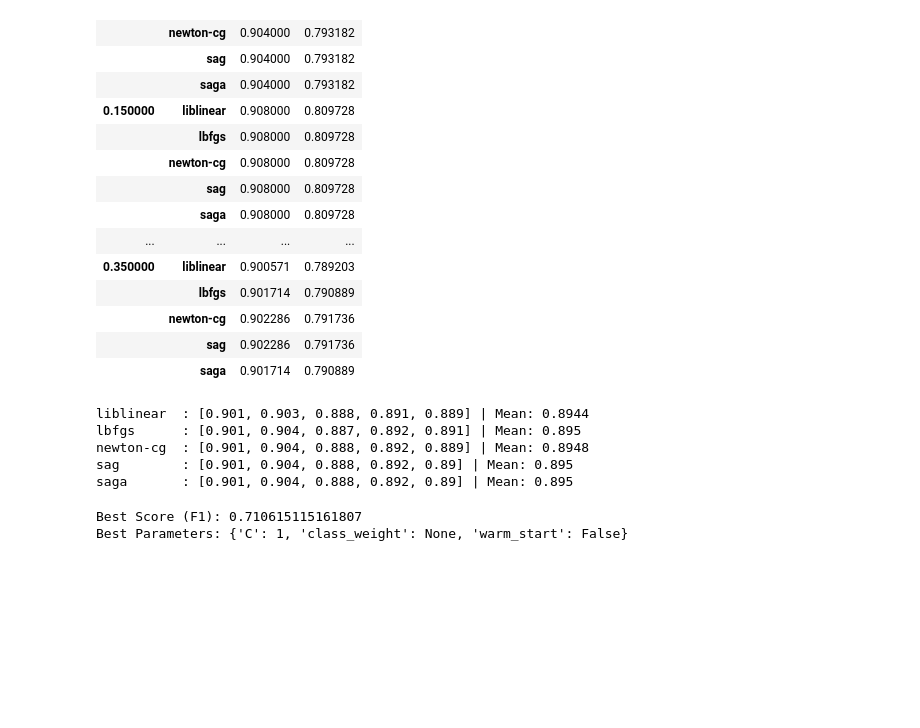
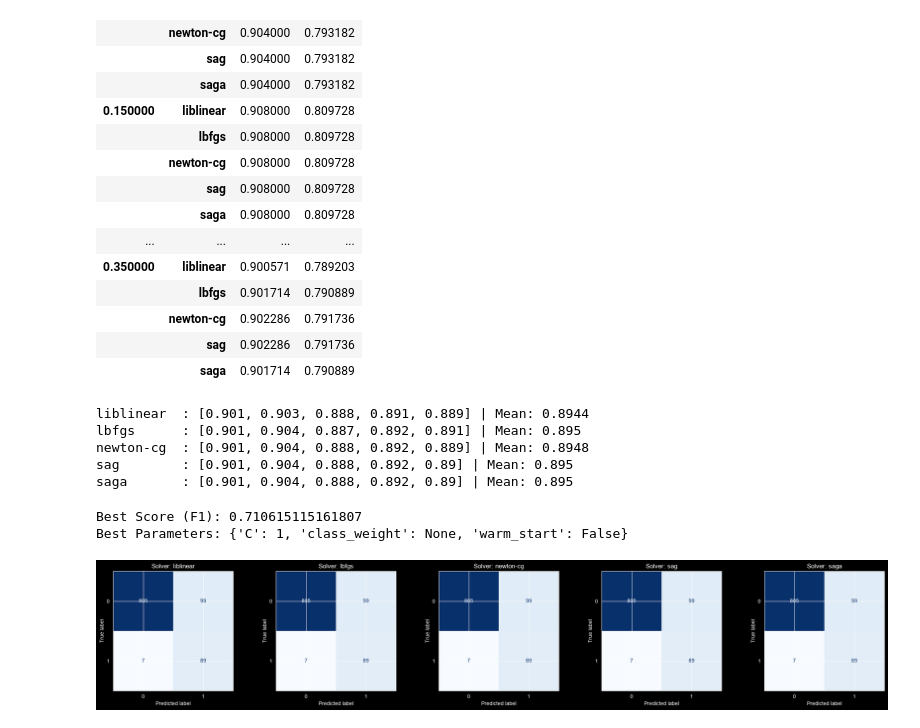
Before and after one commit to MHDadkhah172/MLDailyProject, a Jupyter notebook: 03_loan _modelling/notebooks/model_training.ipynb, the cells around one changed output. Cells and saved outputs as stored; diff of their text form; code cells hidden in the pictures; blank space fills up the shorter version.

Commit message:
train logReg model and find best solver and Threshold

```diff
--- a/03_loan _modelling/notebooks/model_training.ipynb
+++ b/03_loan _modelling/notebooks/model_training.ipynb
@@ -164,3 +163,36 @@ print("Best Parameters:", gridsearch.best_params_)
 # %% [output]
 Best Score (F1): 0.710615115161807
 Best Parameters: {'C': 1, 'class_weight': None, 'warm_start': False}
+# %%
+X_train, X_test, y_train, y_test = train_test_split(
+    X, y, test_size=0.2, random_state=42, stratify=y
+)
+
+scaler = StandardScaler()
+X_train_scaled = scaler.fit_transform(X_train)
+X_test_scaled = scaler.transform(X_test)
+
+solvers = ['liblinear', 'lbfgs', 'newton-cg', 'sag', 'saga']
+
+fig, axes = plt.subplots(1, 5, figsize=(22, 4))
+
+for idx, solver_name in enumerate(solvers):
+    model = LogisticRegression(
+        solver=solver_name,
+        class_weight='balanced',
+        max_iter=1000,
+        random_state=0
+    )
+    model.fit(X_train_scaled, y_train)
+
+    y_pred = model.predict(X_test_scaled)
+    cm = confusion_matrix(y_test, y_pred)
+
+    disp = ConfusionMatrixDisplay(confusion_matrix=cm, display_labels=['0', '1'])
+    disp.plot(cmap='Blues', values_format='d', ax=axes[idx], colorbar=False)
+    axes[idx].set_title(f"Solver: {solver_name}")
+
+plt.tight_layout()
+plt.show()
+# %% [output]
+[figure, added]
```
Also changed, not shown: parts of 2 cells of this notebook.
